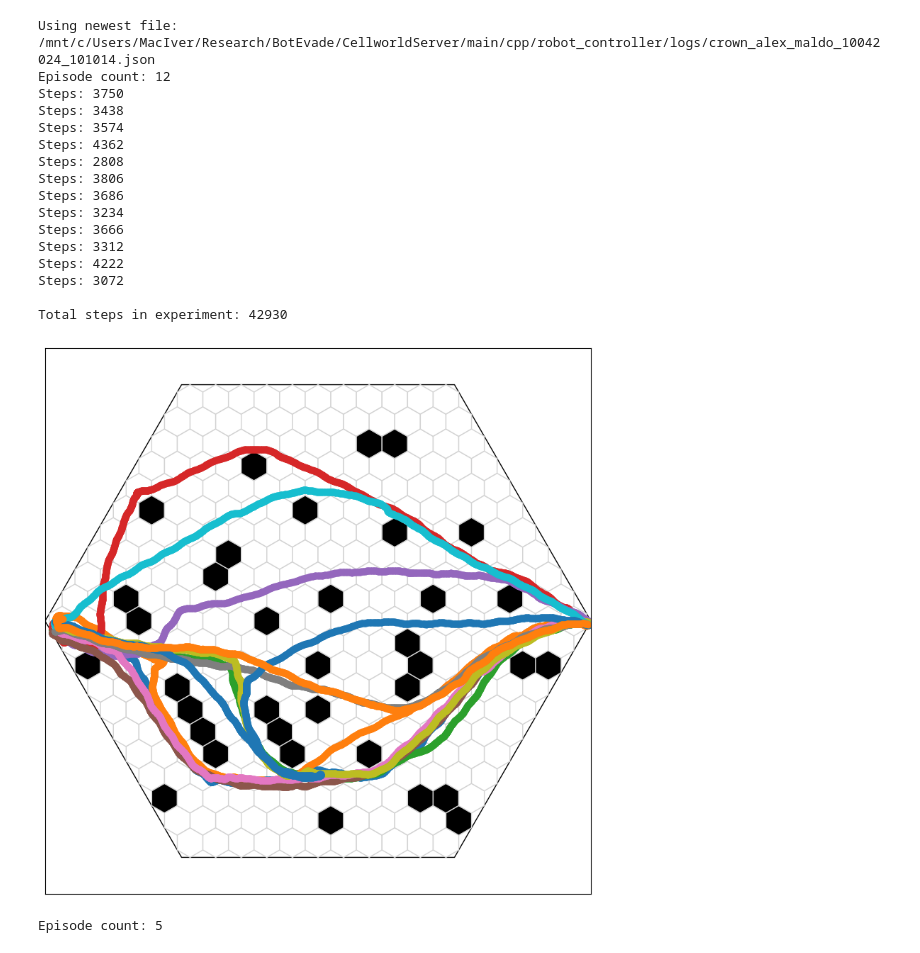
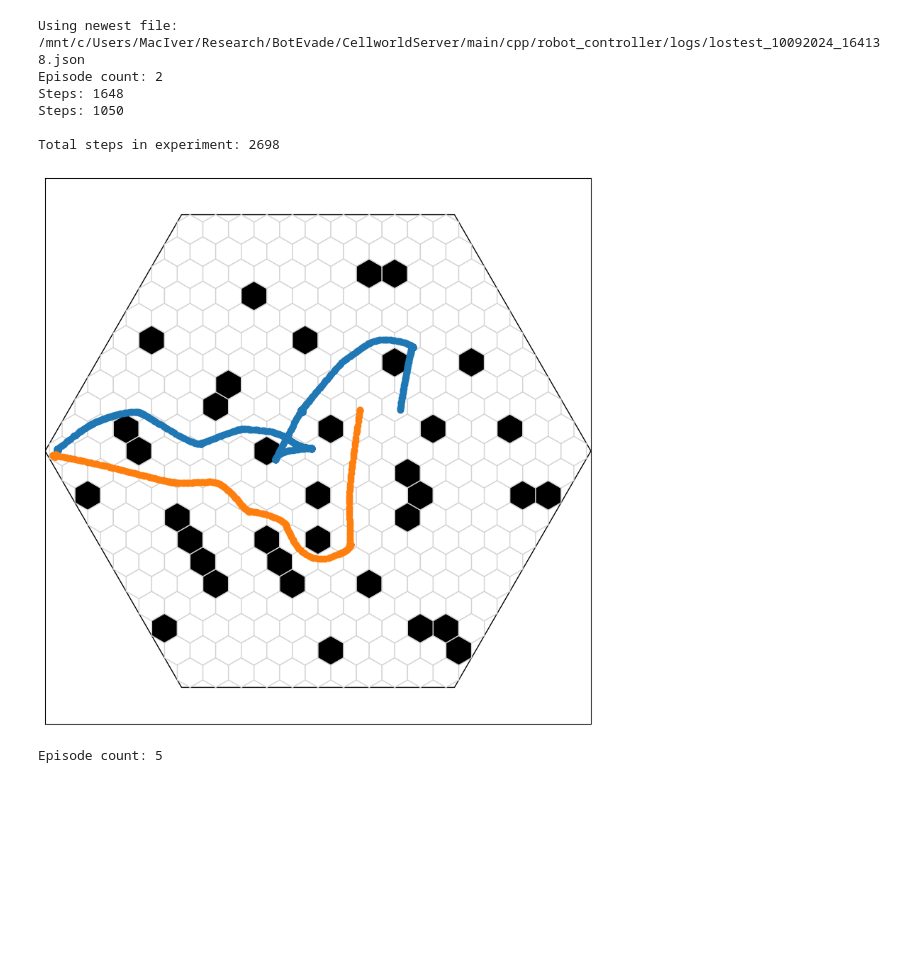
Before and after one commit to felixmaldonadoos/CellworldServer, a Jupyter notebook: main/cpp/robot_controller/visualization/plotting.ipynb, the cells around one changed output. Saved outputs shown, nothing was run; the diff lists cells and outputs as text; code cells hidden in the pictures; blank space fills up the shorter version.

```diff
--- a/main/cpp/robot_controller/visualization/plotting.ipynb
+++ b/main/cpp/robot_controller/visualization/plotting.ipynb
@@ -99,52 +99,42 @@ import glob
 def get_newest_file_in_folder(folder_path, extension="*"):
     # Handle the case where the extension is empty or "*"
     if extension == "*":
         search_pattern = os.path.join(folder_path, "*")
     else:
         search_pattern = os.path.join(folder_path, f"*.{extension}")
 
     # Get a list of all files in the folder with the specified extension and full path
     files = glob.glob(search_pattern)
 
     # Check if the folder is empty or no files with the given extension are found
     if not files:
         return None
 
     # Get the newest file based on the creation/modification time
     newest_file = max(files, key=os.path.getmtime)
 
     return newest_file
 
 folder_path = "/mnt/c/Users/MacIver/Research/BotEvade/CellworldServer/main/cpp/robot_controller/logs"  # Replace with the path to your folder
 extension = "json"  # Replace with the desired file extension (e.g., 'txt', 'jpg', 'py')
 newest_file = get_newest_file_in_folder(folder_path, extension)
 if newest_file:
   file = newest_file
   print(f"Using newest file: {file}")
 else:
   file = '/mnt/c/Users/MacIver/Research/BotEvade/CellworldServer/main/cpp/robot_controller/logs/labtest_08212024_133529.json'
   print(f"Using hard-coded path: {file}")
-# plot_experiment_episode_index(file, 1)
-# plot_experiment("/mnt/c/Users/MacIver/Research/BotEvade/CellworldServer/main/cpp/robot_controller/logs/crown_alex_lai_10042024_095401.json")
-plot_experiment("/mnt/c/Users/MacIver/Research/BotEvade/CellworldServer/main/cpp/robot_controller/logs/crown_alex_maldo_10042024_101014.json")
+# plot_experiment_episode_index(file, 0)
+plot_experiment(file)
+# plot_experiment("/mnt/c/Users/MacIver/Research/BotEvade/CellworldServer/main/cpp/robot_controller/logs/crown_alex_maldo_10042024_101014.json")
 # %% [output]
-Using newest file: /mnt/c/Users/MacIver/Research/BotEvade/CellworldServer/main/cpp/robot_controller/logs/crown_alex_maldo_10042024_101014.json
-Episode count: 12
-Steps: 3750
-Steps: 3438
-Steps: 3574
-Steps: 4362
-Steps: 2808
-Steps: 3806
-Steps: 3686
-Steps: 3234
-Steps: 3666
-Steps: 3312
-Steps: 4222
-Steps: 3072
+Using newest file: /mnt/c/Users/MacIver/Research/BotEvade/CellworldServer/main/cpp/robot_controller/logs/lostest_10092024_164138.json
+Episode count: 2
+Steps: 1648
+Steps: 1050
 
-Total steps in experiment: 42930
+Total steps in experiment: 2698
-[figure, old version]
+[figure, new version]
 # %%
 ## show summary info of trajectories
 # show time steps
```
Also changed, not shown: 5 other files.
